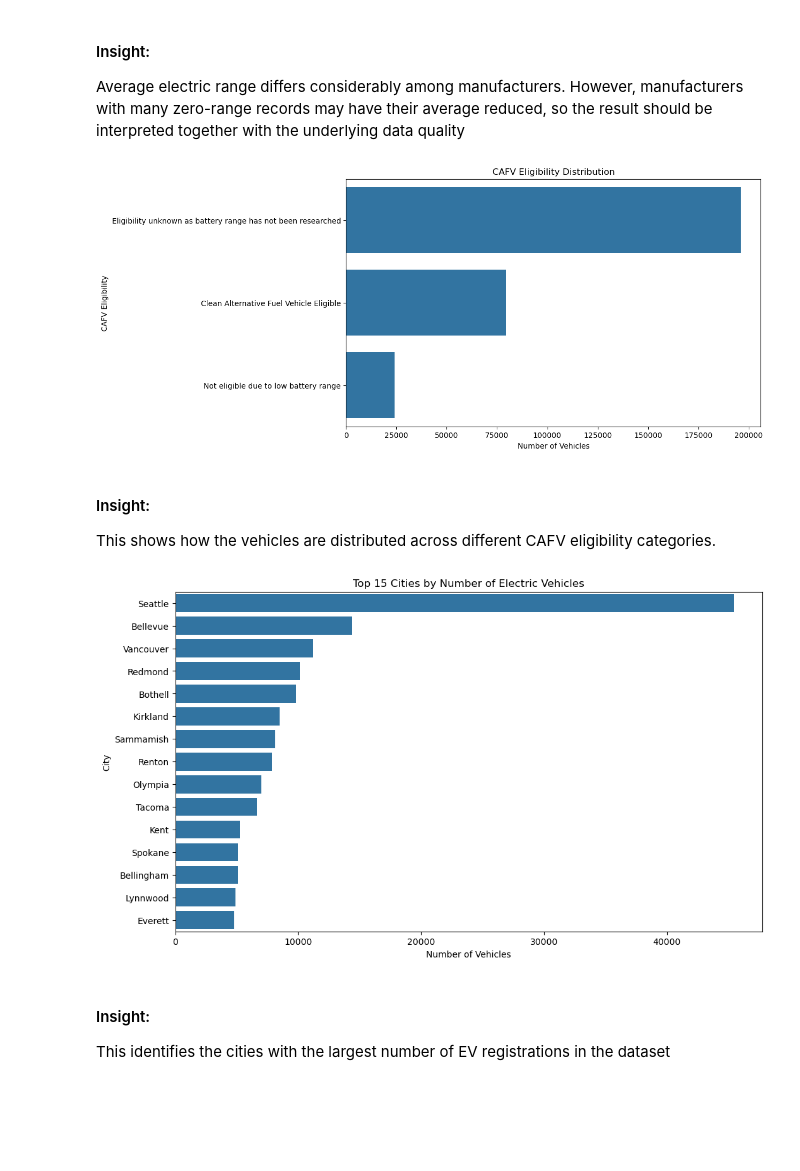
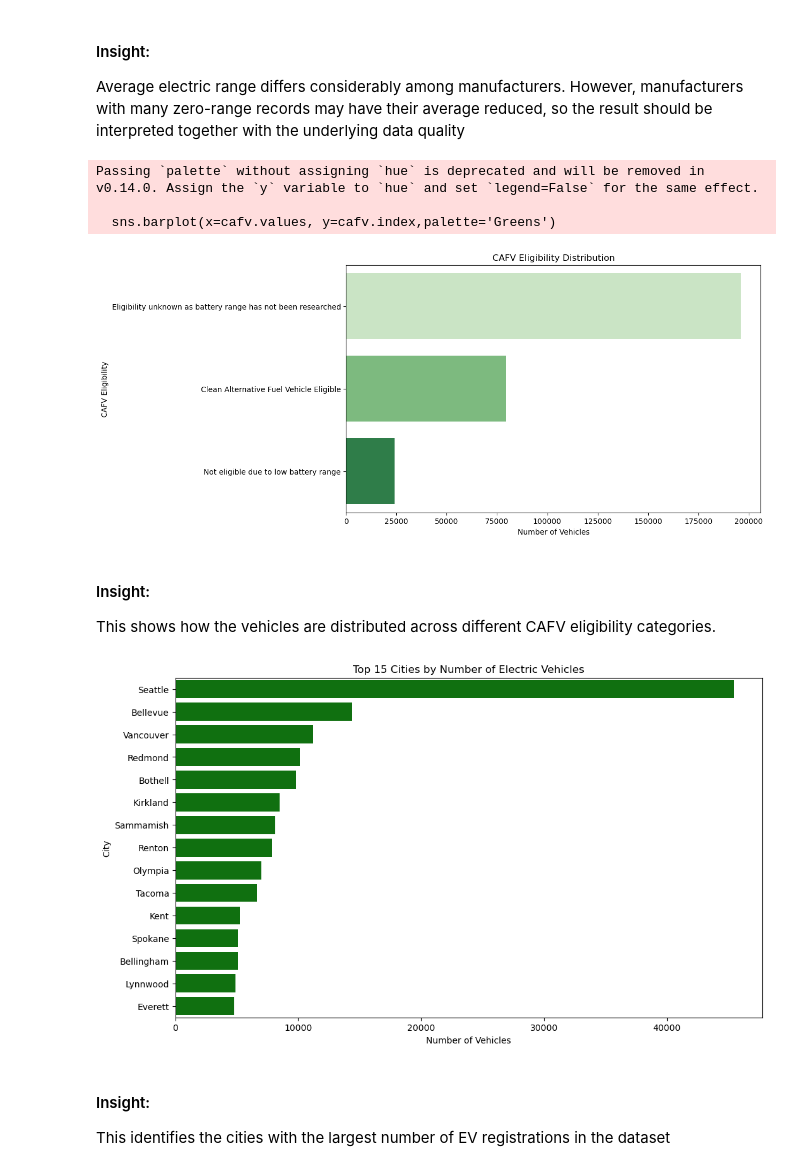
Before and after one commit to varshaamith8-coder/MAIN-PROJECT, a Jupyter notebook: MAIN PROJECT.ipynb, the cells around one changed output. Drawn from its saved outputs; the diff is of its cells as text; code cells hidden in the pictures; blank space fills up the shorter version.

```diff
--- a/MAIN PROJECT.ipynb
+++ b/MAIN PROJECT.ipynb
@@ -850,15 +854,18 @@ Average electric range differs considerably among manufacturers. However, manufa
 # %%
 # CAFV Eligibility Distribution
 
 cafv = df['Clean Alternative Fuel Vehicle (CAFV) Eligibility'].value_counts()
 plt.figure(figsize=(10,6))
-sns.barplot(x=cafv.values, y=cafv.index)
+sns.barplot(x=cafv.values, y=cafv.index,palette='Greens')
 plt.title('CAFV Eligibility Distribution')
 plt.xlabel('Number of Vehicles')
 plt.ylabel('CAFV Eligibility')
 plt.show()
 # %% [output]
+Passing `palette` without assigning `hue` is deprecated and will be removed in v0.14.0. Assign the `y` variable to `hue` and set `legend=False` for the same effect.
+
+  sns.barplot(x=cafv.values, y=cafv.index,palette='Greens')
-[figure, old version]
+[figure, new version]
 # %% [markdown]
 #### Insight:
 This shows how the vehicles are distributed across different CAFV eligibility categories.
@@ -866,16 +873,18 @@ This shows how the vehicles are distributed across different CAFV eligibility ca
 # Top 15 Cities with EVs
 
 top_cities = df['City'].value_counts().head(15)
-plt.figure(figsize=(12,7))
+plt.figure(figsize=(12,7),)
 sns.barplot(
     x=top_cities.values,
-    y=top_cities.index)
+    y=top_cities.index,
+    color='green'
+)
 plt.title('Top 15 Cities by Number of Electric Vehicles')
 plt.xlabel('Number of Vehicles')
 plt.ylabel('City')
 plt.show()
 # %% [output]
-[figure, old version]
+[figure, new version]
 # %% [markdown]
 #### Insight:
 This identifies the cities with the largest number of EV registrations in the dataset
```
Also changed, not shown: parts of 15 cells of this notebook.
